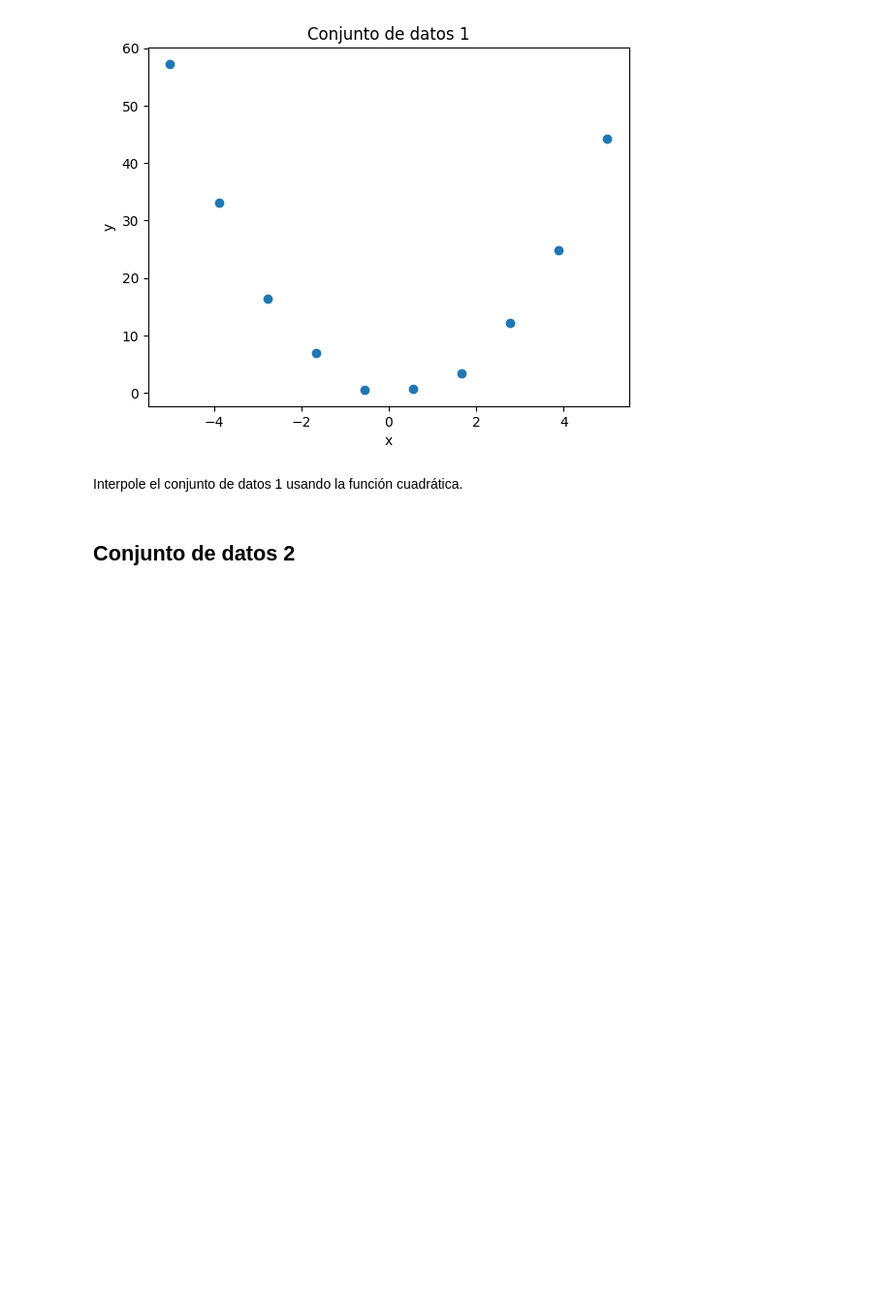
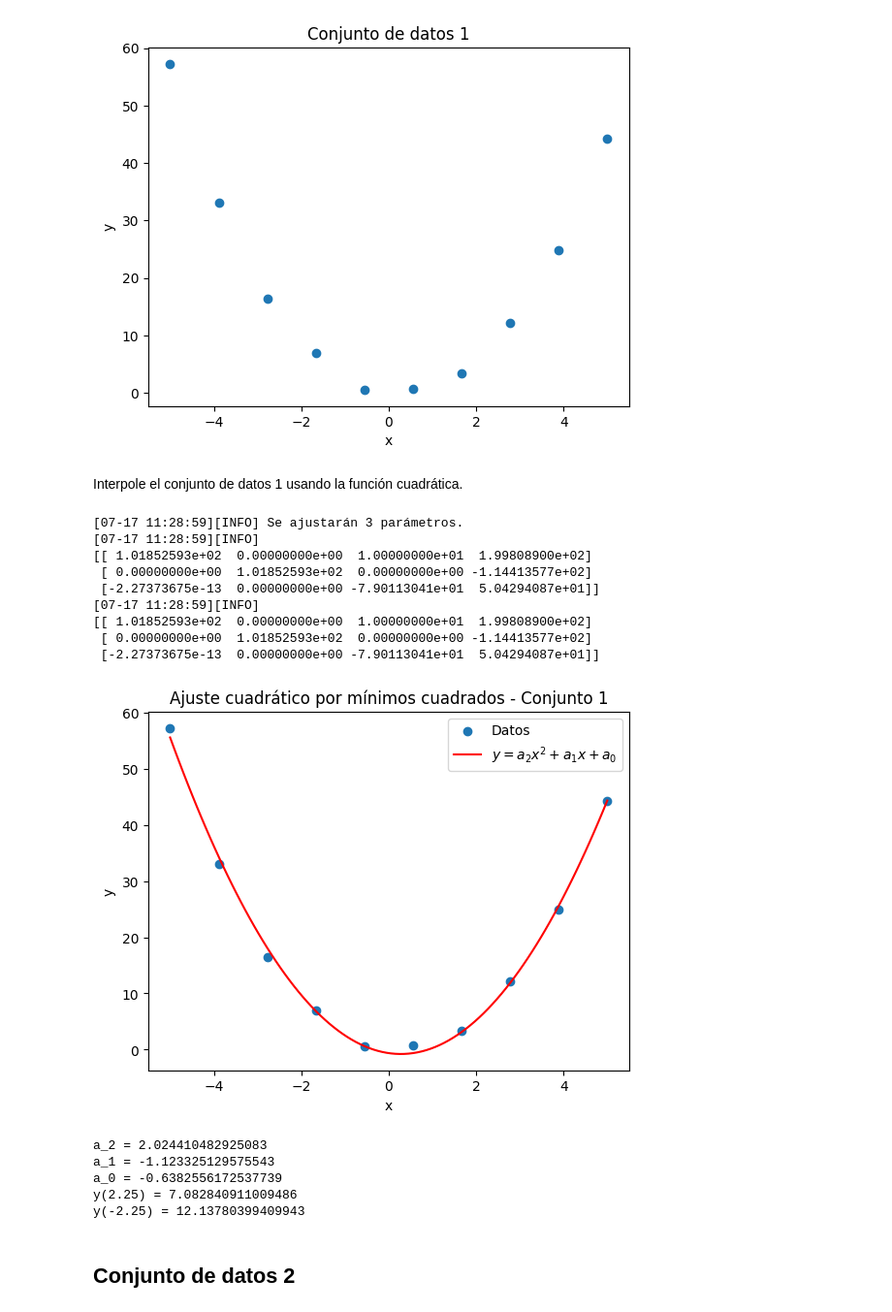
Before and after one commit to Francis1918/PR2MNIIB, a Jupyter notebook: min_cuadrados.ipynb, the cells around one changed output. Shown: that part at 97% size. Drawn from its saved outputs; the diff is of its cells as text; code cells hidden in the pictures; blank space fills up the shorter version.

Commit message:
Ejercicio 1 y 2 Minimos Cuadrados

```diff
--- a/min_cuadrados.ipynb
+++ b/min_cuadrados.ipynb
@@ -177,6 +179,67 @@ plt.show()
 [figure]
 # %% [markdown]
 Interpole el conjunto de datos 1 usando la función cuadrática.
+# %%
+def der_parcial_cuad_2(xs: list, ys: list) -> tuple[float, float, float]:
+    """Derivada parcial con respecto a a_2 para regresión cuadrática"""
+    c_2 = sum(xi**4 for xi in xs)
+    c_1 = sum(xi**3 for xi in xs)
+    c_0 = sum(xi**2 for xi in xs)
+    c_ind = sum(yi * xi**2 for xi, yi in zip(xs, ys))
+    return (c_2, c_1, c_0, c_ind)
+
+def der_parcial_cuad_1(xs: list, ys: list) -> tuple[float, float, float]:
+    """Derivada parcial con respecto a a_1 para regresión cuadrática"""
+    c_2 = sum(xi**3 for xi in xs)
+    c_1 = sum(xi**2 for xi in xs)
+    c_0 = sum(xs)
+    c_ind = sum(yi * xi for xi, yi in zip(xs, ys))
+    return (c_2, c_1, c_0, c_ind)
+
+def der_parcial_cuad_0(xs: list, ys: list) -> tuple[float, float, float]:
+    """Derivada parcial con respecto a a_0 para regresión cuadrática"""
+    c_2 = sum(xi**2 for xi in xs)
+    c_1 = sum(xs)
+    c_0 = len(xs)
+    c_ind = sum(ys)
+    return (c_2, c_1, c_0, c_ind)
+
+# Ajuste para el conjunto de datos 1
+a_2, a_1, a_0 = ajustar_min_cuadrados(xs1, ys1, gradiente=[der_parcial_cuad_0, der_parcial_cuad_1, der_parcial_cuad_2])
+
+# Graficar el resultado
+x = np.linspace(-5, 5, 100)
+y = [a_2 * xi**2 + a_1 * xi + a_0 for xi in x]
+
+plt.scatter(xs1, ys1, label="Datos")
+plt.plot(x, y, color="red", label=r"$ y = a_2 x^2 + a_1 x + a_0 $")
+plt.xlabel("x")
+plt.ylabel("y")
+plt.title("Ajuste cuadrático por mínimos cuadrados - Conjunto 1")
+plt.legend()
+plt.show()
+
+print(f"a_2 = {a_2}")
+print(f"a_1 = {a_1}")
+print(f"a_0 = {a_0}")
+print(f"y(2.25) = {a_2 * 2.25**2 + a_1 * 2.25 + a_0}")
+print(f"y(-2.25) = {a_2 * (-2.25)**2 + a_1 * (-2.25) + a_0}")
+# %% [output]
+[07-17 11:28:59][INFO] Se ajustarán 3 parámetros.
+[07-17 11:28:59][INFO]
+[[ 1.01852593e+02  0.00000000e+00  1.00000000e+01  1.99808900e+02]
+ [ 0.00000000e+00  1.01852593e+02  0.00000000e+00 -1.14413577e+02]
+ [-2.27373675e-13  0.00000000e+00 -7.90113041e+01  5.04294087e+01]]
+[07-17 11:28:59][INFO]
+[[ 1.01852593e+02  0.00000000e+00  1.00000000e+01  1.99808900e+02]
+ [ 0.00000000e+00  1.01852593e+02  0.00000000e+00 -1.14413577e+02]
+ [-2.27373675e-13  0.00000000e+00 -7.90113041e+01  5.04294087e+01]]
+[figure, added]
+a_2 = 2.024410482925083
+a_1 = -1.123325129575543
+a_0 = -0.6382556172537739
+y(2.25) = 7.082840911009486
+y(-2.25) = 12.13780399409943
 # %% [markdown]
 ## Conjunto de datos 2
 # %%
```
Also changed, not shown: parts of 3 cells of this notebook.
